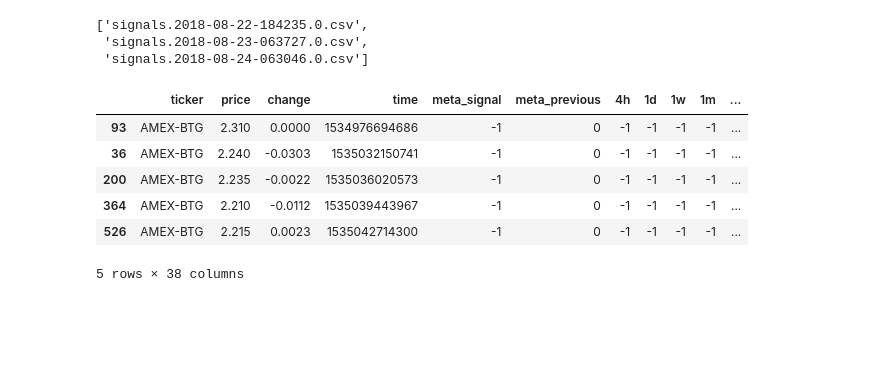
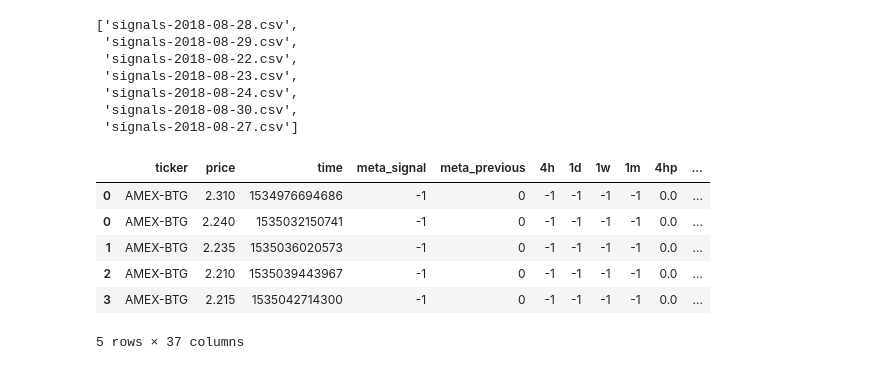
Before and after one commit to atomantic/stock_signals, a Jupyter notebook: data/01 - Clean.ipynb, the cells around one changed output. Cells and saved outputs as stored; diff of their text form; code cells hidden in the pictures; blank space fills up the shorter version.

```diff
--- a/data/01 - Clean.ipynb
+++ b/data/01 - Clean.ipynb
@@ -4,37 +13,66 @@ import os
+# %%
+# first, combine dates into single files
+files = os.listdir('./')
+csv_files = [f for f in files if "signals.20" in f]
+csv_files.sort()
+csv_files
+
+frames={}
+lists={}
+
+# first build the list of dataframes
+for file_ in csv_files:
+    # split date out of file names
+    file_split=file_.split('.', 1)
+    year_split=file_split[1].split('-', 1)
+    month_split=year_split[1].split('-', 1)
+    day_split=month_split[1].split('-', 1)
+    year=year_split[0]
+    month=month_split[0]
+    day=day_split[0]
+
+    date=year+'-'+month+'-'+day
+    if (date not in lists):
+        lists[date] = []
+
+    lists[date].append(pd.read_csv(file_,index_col=None, header=None))
+
+for date in lists:
+    print(date)
+    frame = pd.concat(lists[date])
+    frame.columns = header_names
+    frame.sort_values(['ticker', 'time'], inplace=True)
+    frame.to_csv('./signals-'+date+'.csv', header=None, index=None)
 # %%
 files = os.listdir('./')
-csv_files = [f for f in files if "0.csv" in f]
+csv_files = [f for f in files if "signals-20" in f]
 csv_files
 # %% [output]
-['signals.2018-08-22-184235.0.csv',
- 'signals.2018-08-23-063727.0.csv',
- 'signals.2018-08-24-063046.0.csv']
+['signals-2018-08-28.csv',
+ 'signals-2018-08-29.csv',
+ 'signals-2018-08-22.csv',
+ 'signals-2018-08-23.csv',
+ 'signals-2018-08-24.csv',
+ 'signals-2018-08-30.csv',
+ 'signals-2018-08-27.csv']
 # %%
 frame = pd.DataFrame()
 list_ = []
 for file_ in csv_files:
     df = pd.read_csv(file_,index_col=None, header=None)
     list_.append(df)
 frame = pd.concat(list_)
-frame.columns = ["ticker","price","change","time","meta_signal","meta_previous",
-                "4h","1d","1w","1m",
-                "4hp","1dp","1wp","1mp",
-                "4h_rsi","4h_stochrsi","4h_stoch","4h_ult","4h_macd","4h_hull",
-                "1d_rsi","1d_stochrsi","1d_stoch","1d_ult","1d_macd","1d_hull",
-                "1w_rsi","1w_stochrsi","1w_stoch","1w_ult","1w_macd","1w_hull",
-                "1m_rsi","1m_stochrsi","1m_stoch","1m_ult","1m_macd","1m_hull"
-#                 ,"market","name","meta_move"
-                ]
+frame.columns = header_names
 frame.sort_values(['ticker', 'time'], inplace=True)
 frame.head(5)
 # %% [output]
-|  | ticker | price | change | time | meta_signal | meta_previous | 4h | 1d | 1w | 1m | ... |
-| 93 | AMEX-BTG | 2.310 | 0.0000 | 1534976694686 | -1 | 0 | -1 | -1 | -1 | -1 | ... |
-| 36 | AMEX-BTG | 2.240 | -0.0303 | 1535032150741 | -1 | 0 | -1 | -1 | -1 | -1 | ... |
-| 200 | AMEX-BTG | 2.235 | -0.0022 | 1535036020573 | -1 | 0 | -1 | -1 | -1 | -1 | ... |
-| 364 | AMEX-BTG | 2.210 | -0.0112 | 1535039443967 | -1 | 0 | -1 | -1 | -1 | -1 | ... |
-| 526 | AMEX-BTG | 2.215 | 0.0023 | 1535042714300 | -1 | 0 | -1 | -1 | -1 | -1 | ... |
+|  | ticker | price | time | meta_signal | meta_previous | 4h | 1d | 1w | 1m | 4hp | ... |
+| 0 | AMEX-BTG | 2.310 | 1534976694686 | -1 | 0 | -1 | -1 | -1 | -1 | 0.0 | ... |
+| 0 | AMEX-BTG | 2.240 | 1535032150741 | -1 | 0 | -1 | -1 | -1 | -1 | 0.0 | ... |
+| 1 | AMEX-BTG | 2.235 | 1535036020573 | -1 | 0 | -1 | -1 | -1 | -1 | 0.0 | ... |
+| 2 | AMEX-BTG | 2.210 | 1535039443967 | -1 | 0 | -1 | -1 | -1 | -1 | 0.0 | ... |
+| 3 | AMEX-BTG | 2.215 | 1535042714300 | -1 | 0 | -1 | -1 | -1 | -1 | 0.0 | ... |
-5 rows × 38 columns
+5 rows × 37 columns
 # %%
 print('shape', frame.shape)
 print("unique tickers: {} ".format(frame.ticker.nunique()))
```
Also changed, not shown: parts of 17 cells of this notebook, 5 other files.
